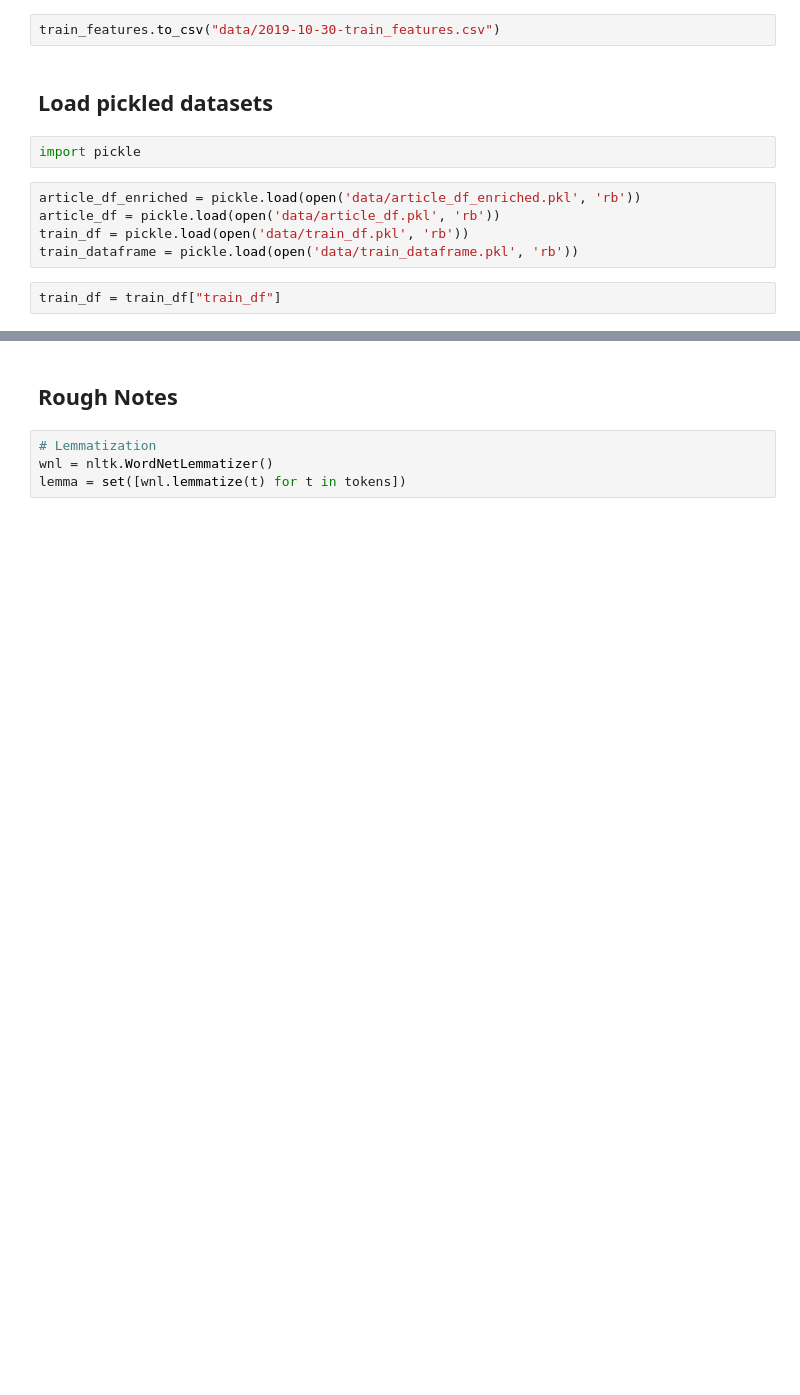
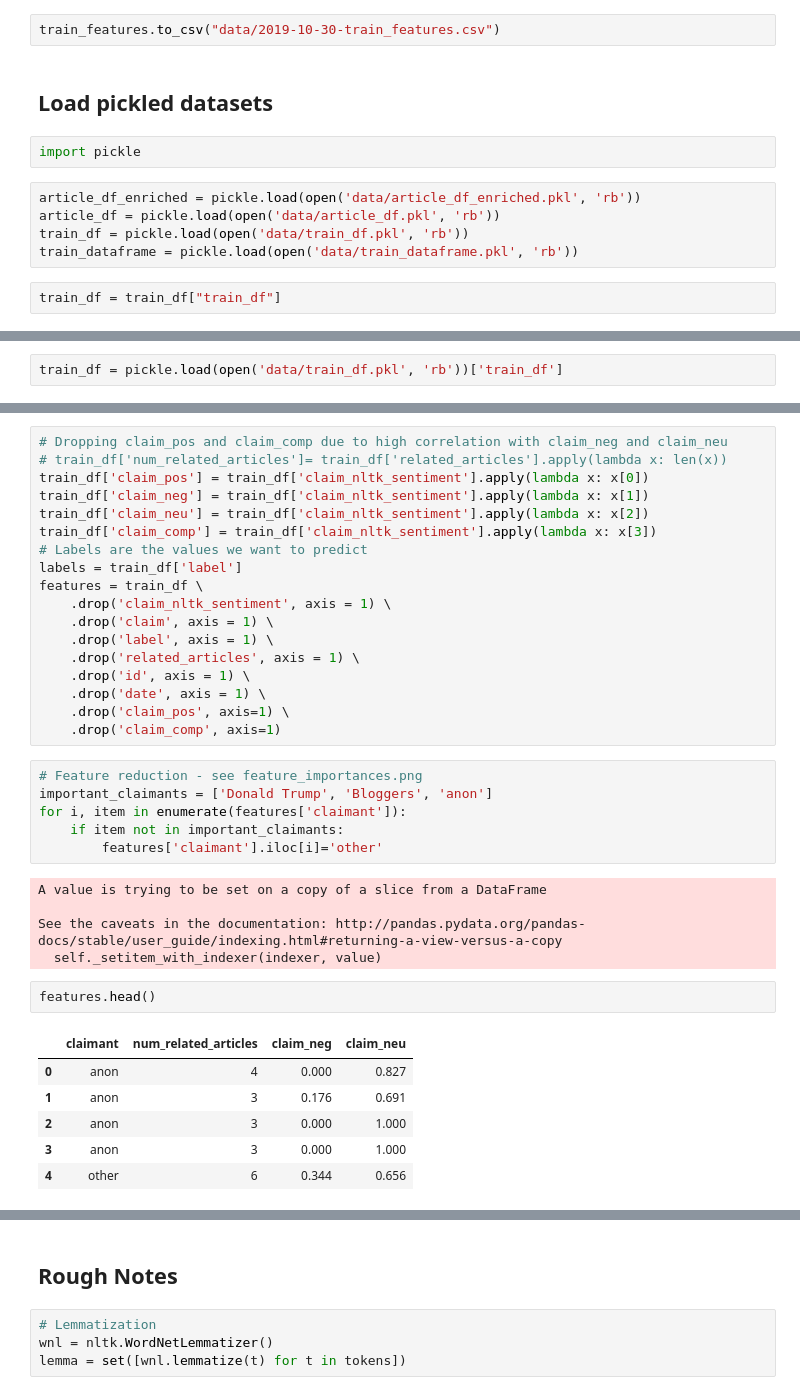
Before and after one commit to kingbd2/Fake_News_Data_Cup, a Jupyter notebook: 2.DataPreparation.ipynb, the cells around one changed output, grey strips where cells are left out. Saved outputs shown, nothing was run; the diff lists cells and outputs as text; blank space fills up the shorter version.

```diff
--- a/2.DataPreparation.ipynb
+++ b/2.DataPreparation.ipynb
@@ -370,0 +369,2 @@ train_df.head()
+# %%
+train_df = pickle.load(open('data/train_df.pkl', 'rb'))['train_df']
@@ -370,0 +380,38 @@ train_df.head()
+# %%
+# Dropping claim_pos and claim_comp due to high correlation with claim_neg and claim_neu
+# train_df['num_related_articles']= train_df['related_articles'].apply(lambda x: len(x))
+train_df['claim_pos'] = train_df['claim_nltk_sentiment'].apply(lambda x: x[0])
+train_df['claim_neg'] = train_df['claim_nltk_sentiment'].apply(lambda x: x[1])
+train_df['claim_neu'] = train_df['claim_nltk_sentiment'].apply(lambda x: x[2])
+train_df['claim_comp'] = train_df['claim_nltk_sentiment'].apply(lambda x: x[3])
+# Labels are the values we want to predict
+labels = train_df['label']
+features = train_df \
+    .drop('claim_nltk_sentiment', axis = 1) \
+    .drop('claim', axis = 1) \
+    .drop('label', axis = 1) \
+    .drop('related_articles', axis = 1) \
+    .drop('id', axis = 1) \
+    .drop('date', axis = 1) \
+    .drop('claim_pos', axis=1) \
+    .drop('claim_comp', axis=1)
+# %%
+# Feature reduction - see feature_importances.png
+important_claimants = ['Donald Trump', 'Bloggers', 'anon']
+for i, item in enumerate(features['claimant']):
+    if item not in important_claimants:
+        features['claimant'].iloc[i]='other'
+# %% [output]
+A value is trying to be set on a copy of a slice from a DataFrame
+
+See the caveats in the documentation: http://pandas.pydata.org/pandas-docs/stable/user_guide/indexing.html#returning-a-view-versus-a-copy
+  self._setitem_with_indexer(indexer, value)
+# %%
+features.head()
+# %% [output]
+|  | claimant | num_related_articles | claim_neg | claim_neu |
+| 0 | anon | 4 | 0.000 | 0.827 |
+| 1 | anon | 3 | 0.176 | 0.691 |
+| 2 | anon | 3 | 0.000 | 1.000 |
+| 3 | anon | 3 | 0.000 | 1.000 |
+| 4 | other | 6 | 0.344 | 0.656 |
```
Also changed, not shown: parts of 5 cells of this notebook, 6 other files.
